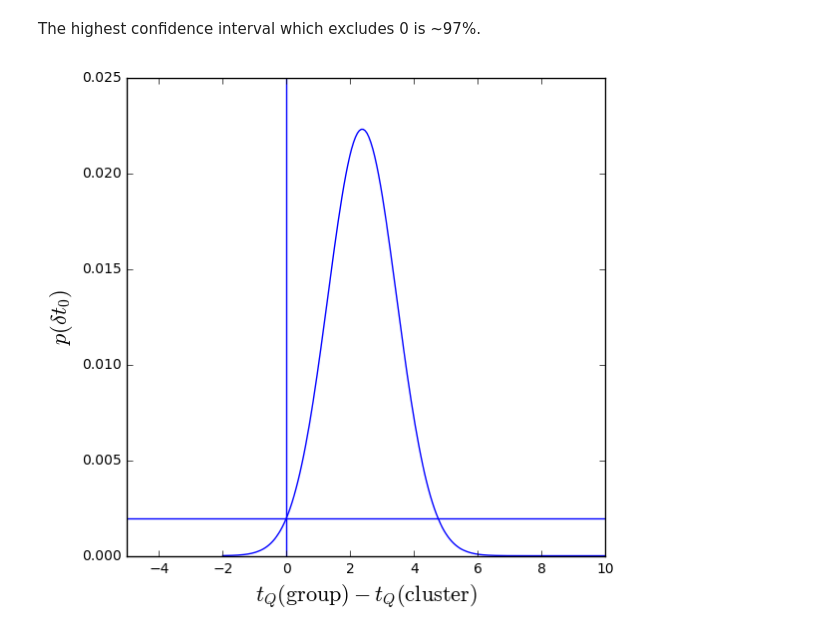
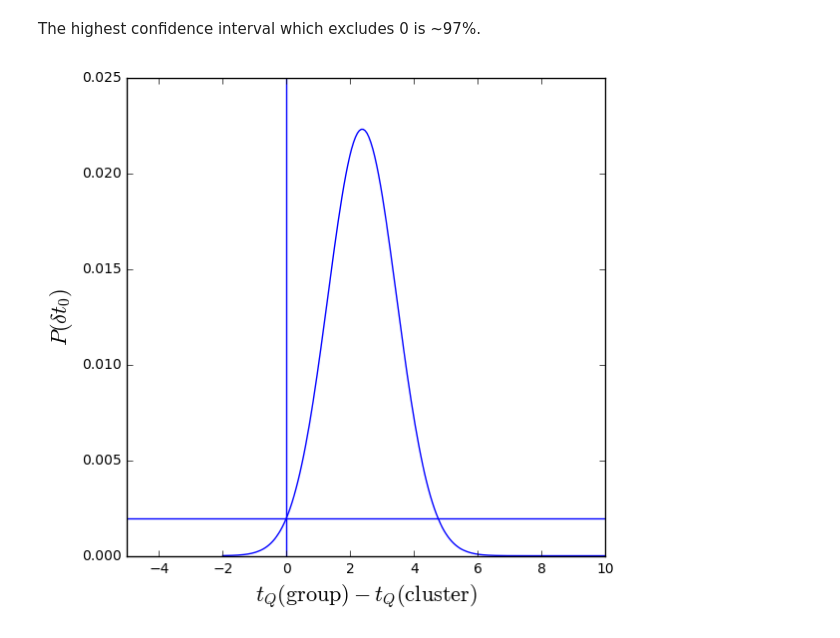
Before and after one commit to scrudgey/tq-bayes, a Jupyter notebook: halo mass dependence significance calculation.ipynb, the cells around one changed output. Drawn from its saved outputs; the diff is of its cells as text; code cells hidden in the pictures.

```diff
--- a/halo mass dependence significance calculation.ipynb
+++ b/halo mass dependence significance calculation.ipynb
@@ -271,12 +266,12 @@ The highest confidence interval which excludes 0 is ~97%.
 # %%
 fig = plt.figure(1, figsize=(6, 6))
 ax = fig.add_axes([0.1, 0.1, 0.8, 0.8])
 ax.plot(tt, pdiff)
 ax.axvline(tt[33])
 ax.axhline(pdiff[33])
 ax.set_xlim((-5, 10))
 ax.set_xlabel('$t_Q(\mathrm{group}) - t_Q(\mathrm{cluster})$', fontsize=16)
-ax.set_ylabel('$p(\delta t_0)$', fontsize=16)
+ax.set_ylabel('$P(\delta t_0)$', fontsize=16)
 plt.show(fig)
 # %% [output]
-[figure, old version]
+[figure, new version]
```
Also changed, not shown: parts of 11 cells of this notebook.
